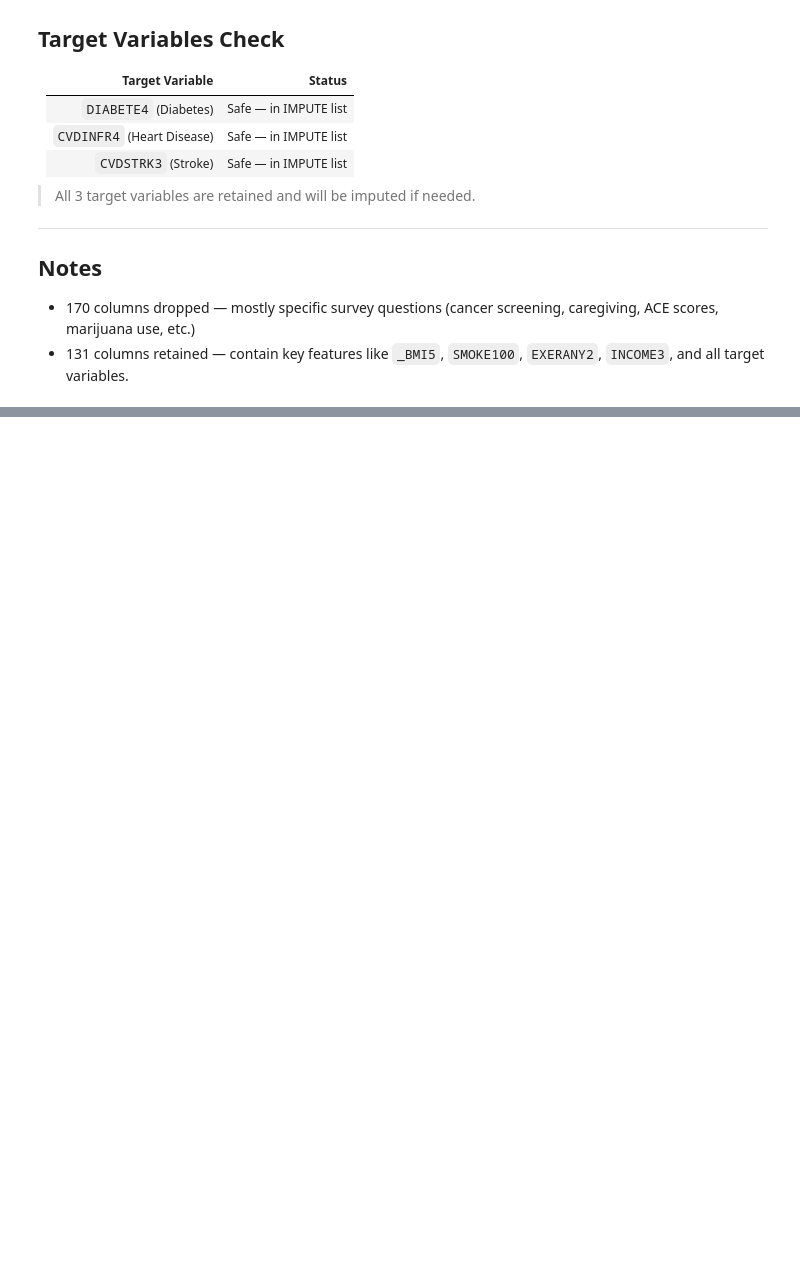
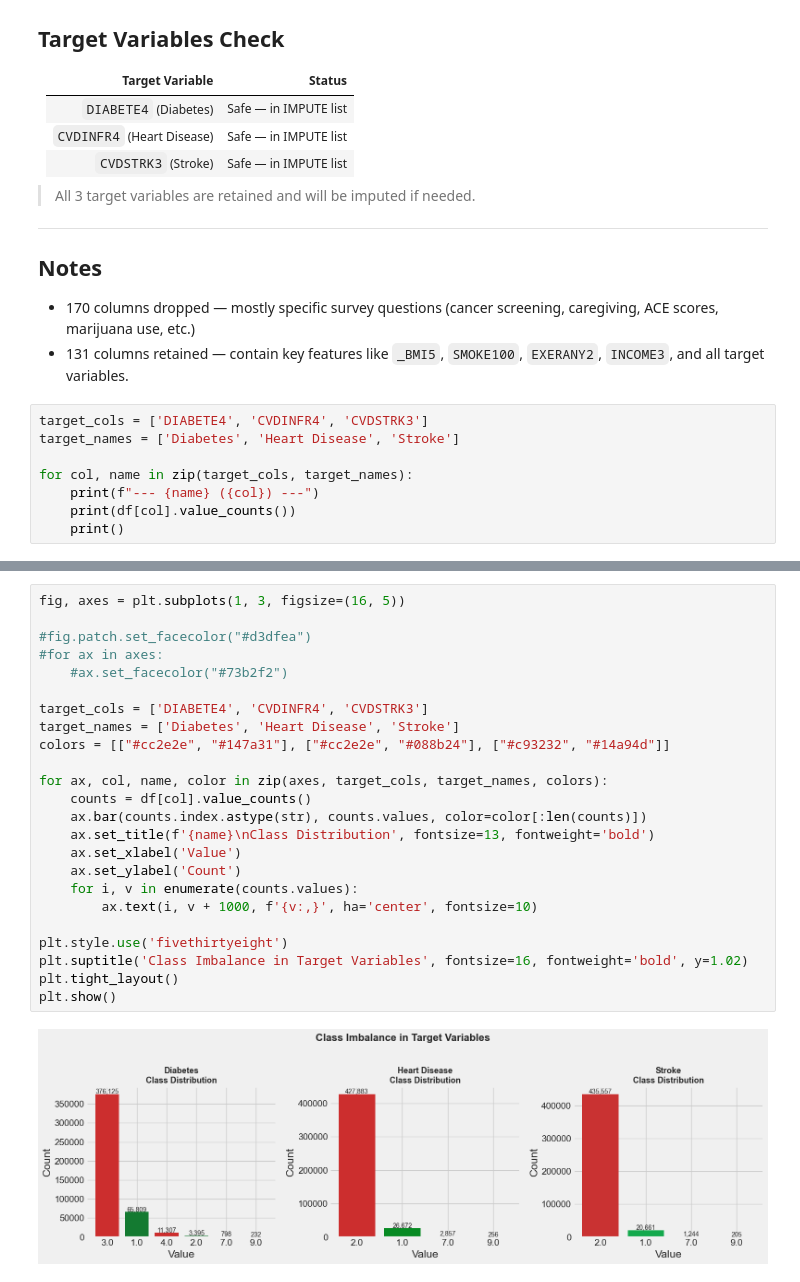
Before and after one commit to TrexTamzid/PulseInsightAI, a Jupyter notebook: Notebooks/01_EDY.ipynb, the cells around one changed output, grey strips where cells are left out. Saved outputs shown, nothing was run; the diff lists cells and outputs as text; blank space fills up the shorter version.

Commit message:
EDA: completed up to KDE plots - count plots pending

```diff
--- a/Notebooks/01_EDY.ipynb
+++ b/Notebooks/01_EDY.ipynb
@@ -157,3 +160,11 @@ Total columns to IMPUTE: 131
   (cancer screening, caregiving, ACE scores, marijuana use, etc.)
 - 131 columns retained — contain key features like
   `_BMI5`, `SMOKE100`, `EXERANY2`, `INCOME3`, and all target variables.
+# %%
+target_cols = ['DIABETE4', 'CVDINFR4', 'CVDSTRK3']
+target_names = ['Diabetes', 'Heart Disease', 'Stroke']
+
+for col, name in zip(target_cols, target_names):
+    print(f"--- {name} ({col}) ---")
+    print(df[col].value_counts())
+    print()
@@ -159,0 +232,26 @@ Total columns to IMPUTE: 131
+# %%
+fig, axes = plt.subplots(1, 3, figsize=(16, 5))
+
+#fig.patch.set_facecolor("#d3dfea")
+#for ax in axes:
+    #ax.set_facecolor("#73b2f2")
+
+target_cols = ['DIABETE4', 'CVDINFR4', 'CVDSTRK3']
+target_names = ['Diabetes', 'Heart Disease', 'Stroke']
+colors = [["#cc2e2e", "#147a31"], ["#cc2e2e", "#088b24"], ["#c93232", "#14a94d"]]
+
+for ax, col, name, color in zip(axes, target_cols, target_names, colors):
+    counts = df[col].value_counts()
+    ax.bar(counts.index.astype(str), counts.values, color=color[:len(counts)])
+    ax.set_title(f'{name}\nClass Distribution', fontsize=13, fontweight='bold')
+    ax.set_xlabel('Value')
+    ax.set_ylabel('Count')
+    for i, v in enumerate(counts.values):
+        ax.text(i, v + 1000, f'{v:,}', ha='center', fontsize=10)
+
+plt.style.use('fivethirtyeight')
+plt.suptitle('Class Imbalance in Target Variables', fontsize=16, fontweight='bold', y=1.02)
+plt.tight_layout()
+plt.show()
+# %% [output]
+[figure, added]
```
Also changed, not shown: parts of 14 cells of this notebook, 4 other files.
